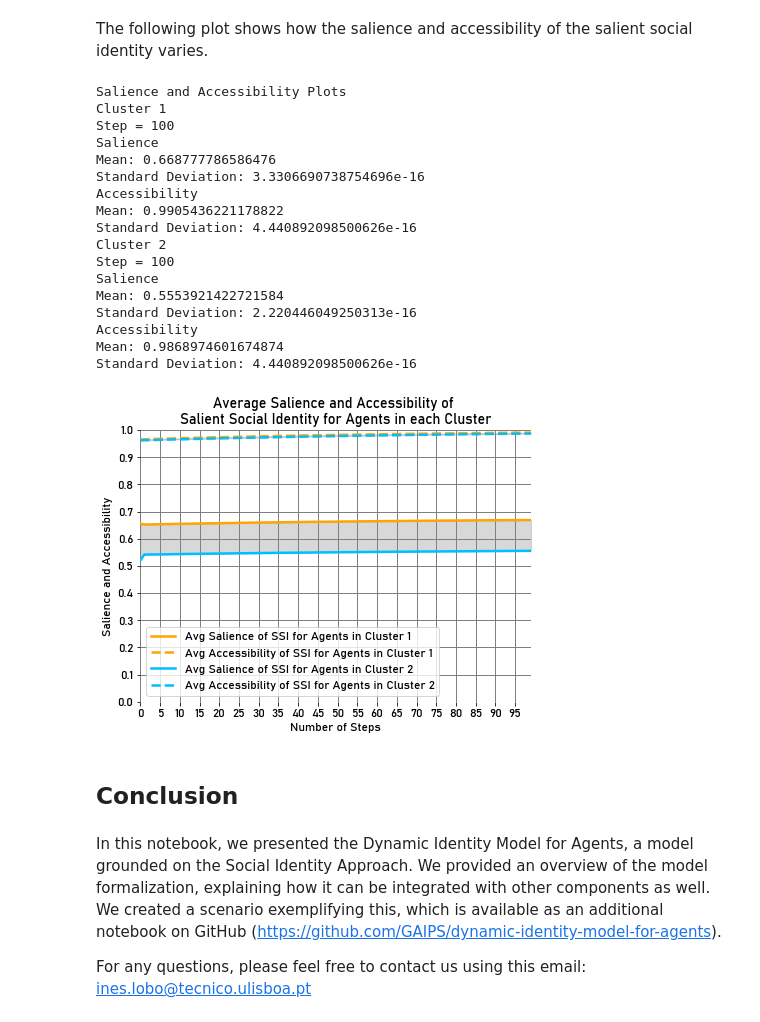
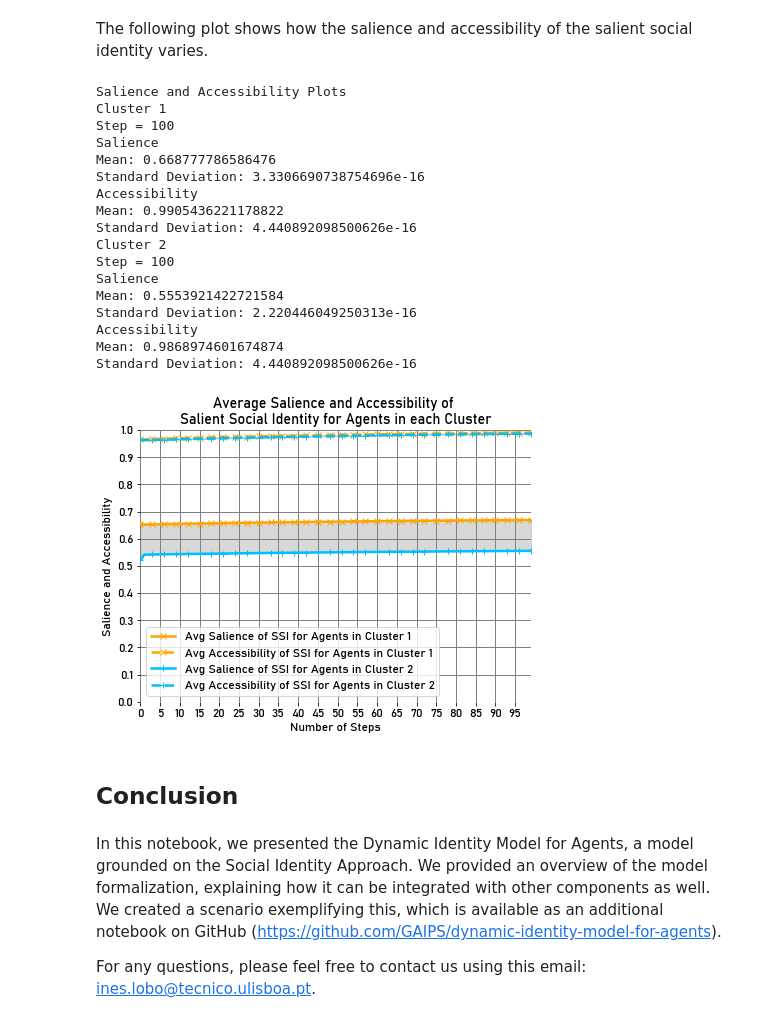
Before and after one commit to GAIPS/dynamic-identity-model-for-agents, a Jupyter notebook: JupyterNotebook/DynamicIdentityModelForAgents.ipynb, the cells around one changed output. Drawn from its saved outputs; the diff is of its cells as text; code cells hidden in the pictures.

```diff
--- a/JupyterNotebook/DynamicIdentityModelForAgents.ipynb
+++ b/JupyterNotebook/DynamicIdentityModelForAgents.ipynb
@@ -214,6 +221,7 @@ plt.rcParams["font.weight"] = "normal"
 plotSymbols = ["o", "v", "H", "*", "X", "d", "P", "s", "D", "p"]
 colors = ["orange", "deepskyblue"]
 colorsAgents = ["yellow", "aqua", "green", "pink", "brown", "darkorange", "purple", "gray", "olive", "magenta"]
+plotLine = ['x','+']
 
 def plotStyle(plot):
     plot.grid(color='gray', linewidth=1.0)
@@ -769,6 +771,7 @@ def stdev(data):
 def showSalienceAccessibilityPlots():
     numGroups = len(clustersCt[2])
     lenColors = len(colors)
+    lenLine = len(plotLine)
     fig = plt.figure(figsize = (7,5))
     ax = fig.add_subplot(1, 1, 1)
     ax.yaxis.set_major_locator(plt.MultipleLocator(0.1))
@@ -798,10 +801,11 @@ def showSalienceAccessibilityPlots():
         #mean and stdDev
         salienceAccessibilityMeanStdDev(sg, np.array(salienceFinalStepAgents/lenAgents), np.array(accessibilityFinalStepAgents/lenAgents))
         colorPlot = colors[sg%lenColors]
+        linePlot = plotLine[sg%lenLine]
         salienceSims = np.array(salienceSimsAgents/lenAgents)
-        plt.plot(salienceSims, color=colorPlot, linewidth=2.5, label='Avg Salience of SSI for Agents in Cluster ' + str(sg+1))
+        plt.plot(salienceSims, color=colorPlot, linewidth=2.5, marker=linePlot, markevery=3, label='Avg Salience of SSI for Agents in Cluster ' + str(sg+1))
         accessibilitySims = np.array(accessibilitySimsAgents/lenAgents)
-        plt.plot(accessibilitySims,'--', linewidth=2.5, color=colorPlot, label='Avg Accessibility of SSI for Agents in Cluster ' + str(sg+1))
+        plt.plot(accessibilitySims,'--', linewidth=2.5, color=colorPlot, marker=linePlot, markevery=3, label='Avg Accessibility of SSI for Agents in Cluster ' + str(sg+1))
         sP.append(salienceSims)
         aP.append(accessibilitySims)
     plt.title('Average Salience and Accessibility of \nSalient Social Identity for Agents in each Cluster')
@@ -819,37 +823,37 @@ def showSalienceAccessibilityPlots():
 def salienceAccessibilityMeanStdDev(sg, dataSal, dataAcc):
     print("Cluster " + str(sg+1))
     print("Step = 100")
     print("Salience")
     print("Mean: " + str(meanF(dataSal)))
     print("Standard Deviation: " + str(stdev(dataSal)))
     print("Accessibility")
     print("Mean: " + str(meanF(dataAcc)))
     print("Standard Deviation: " + str(stdev(dataAcc)))
 
 print("Salience and Accessibility Plots")
 showSalienceAccessibilityPlots()
 # %% [output]
 Salience and Accessibility Plots
 Cluster 1
 Step = 100
 Salience
 Mean: 0.668777786586476
 Standard Deviation: 3.3306690738754696e-16
 Accessibility
 Mean: 0.9905436221178822
 Standard Deviation: 4.440892098500626e-16
 Cluster 2
 Step = 100
 Salience
 Mean: 0.5553921422721584
 Standard Deviation: 2.220446049250313e-16
 Accessibility
 Mean: 0.9868974601674874
 Standard Deviation: 4.440892098500626e-16
-[figure, old version]
+[figure, new version]
 # %% [markdown]
 ## Conclusion <a id="conclusion"></a>
 # %% [markdown]
 In this notebook, we presented the Dynamic Identity Model for Agents, a model grounded on the Social Identity Approach. We provided an overview of the model formalization, explaining how it can be integrated with other components as well. We created a scenario exemplifying this, which is available as an additional notebook on GitHub (https://github.com/GAIPS/dynamic-identity-model-for-agents).
 
-For any questions, please feel free to contact us using this email: ines.lobo@tecnico.ulisboa.pt
+For any questions, please feel free to contact us using this email: ines.lobo@tecnico.ulisboa.pt.
```
Also changed, not shown: parts of 15 cells of this notebook, 3 other files.
